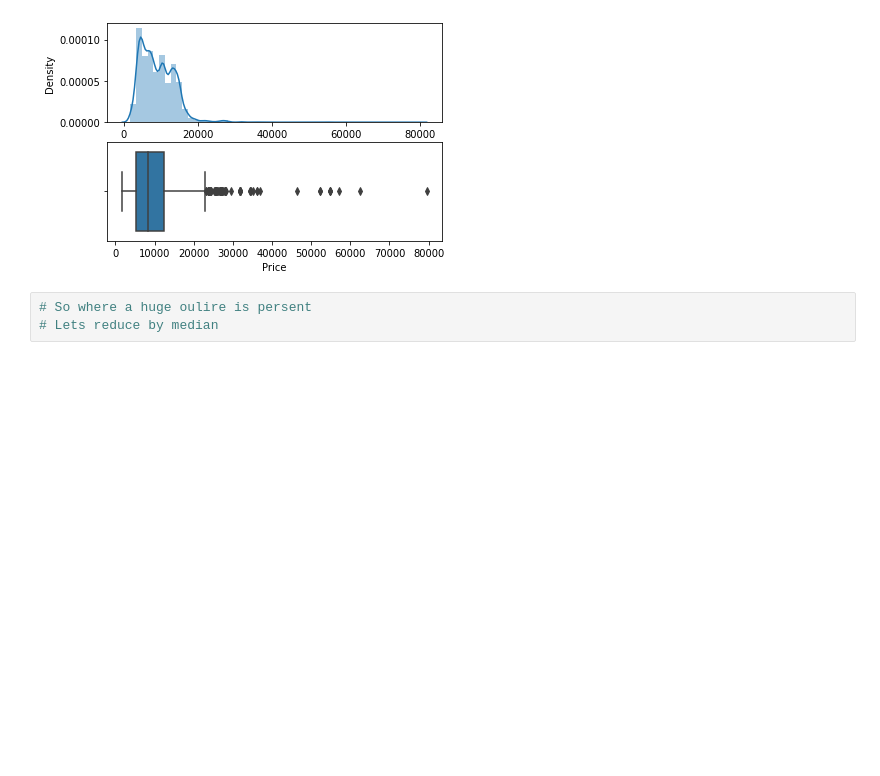
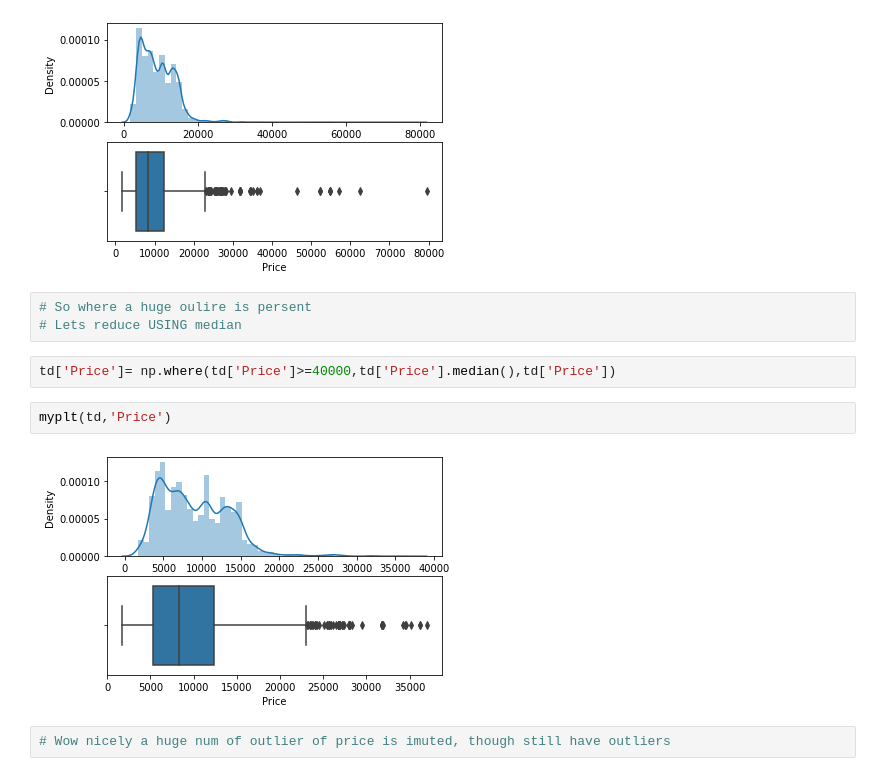
Before and after one commit to shoaibswe/Data-Analysis-Project-1.2-Handling-Outlier-, a Jupyter notebook: Handling_Outlier.ipynb, the cells around one changed output. Cells and saved outputs as stored; diff of their text form; blank space fills up the shorter version.

```diff
--- a/Handling_Outlier.ipynb
+++ b/Handling_Outlier.ipynb
@@ -26,4 +26,12 @@ myplt(td,'Price')
 [figure]
 # %%
 # So where a huge oulire is persent
-# Lets reduce by median
+# Lets reduce USING median
+# %%
+td['Price']= np.where(td['Price']>=40000,td['Price'].median(),td['Price'])
+# %%
+myplt(td,'Price')
+# %% [output]
+[figure, added]
+# %%
+# Wow nicely a huge num of outlier of price is imuted, though still have outliers
```
Also changed, not shown: parts of 5 cells of this notebook.
